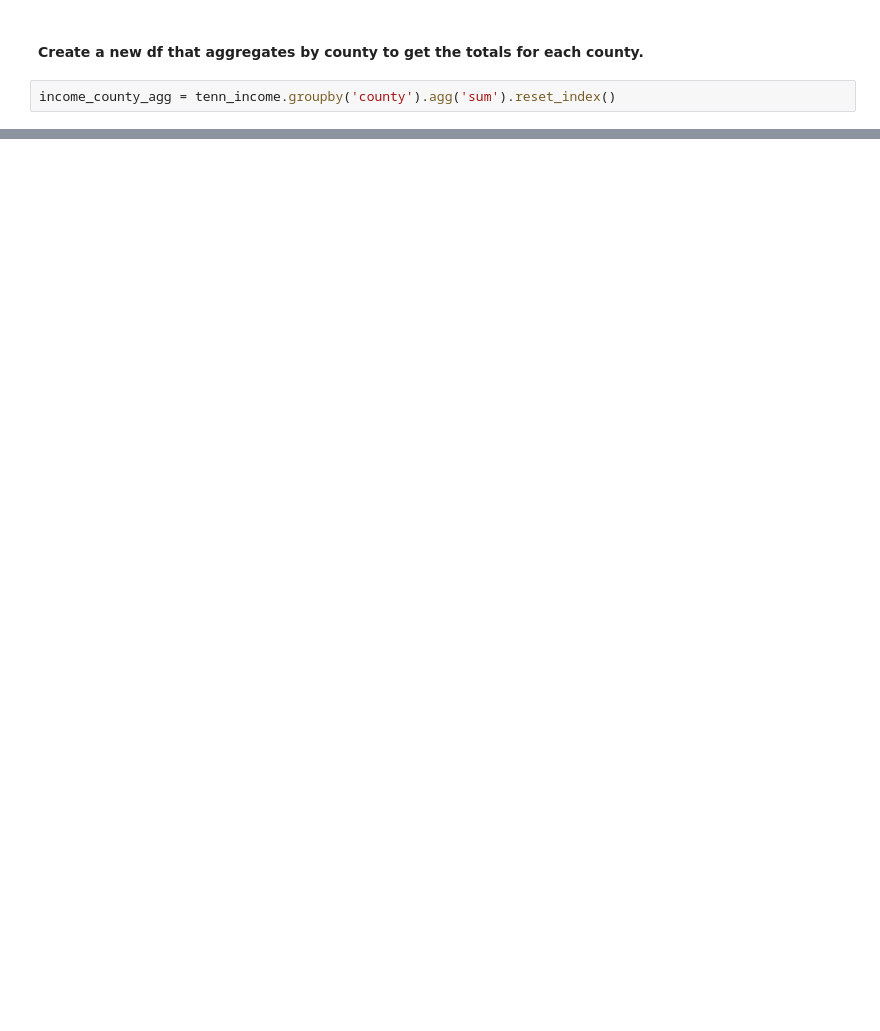
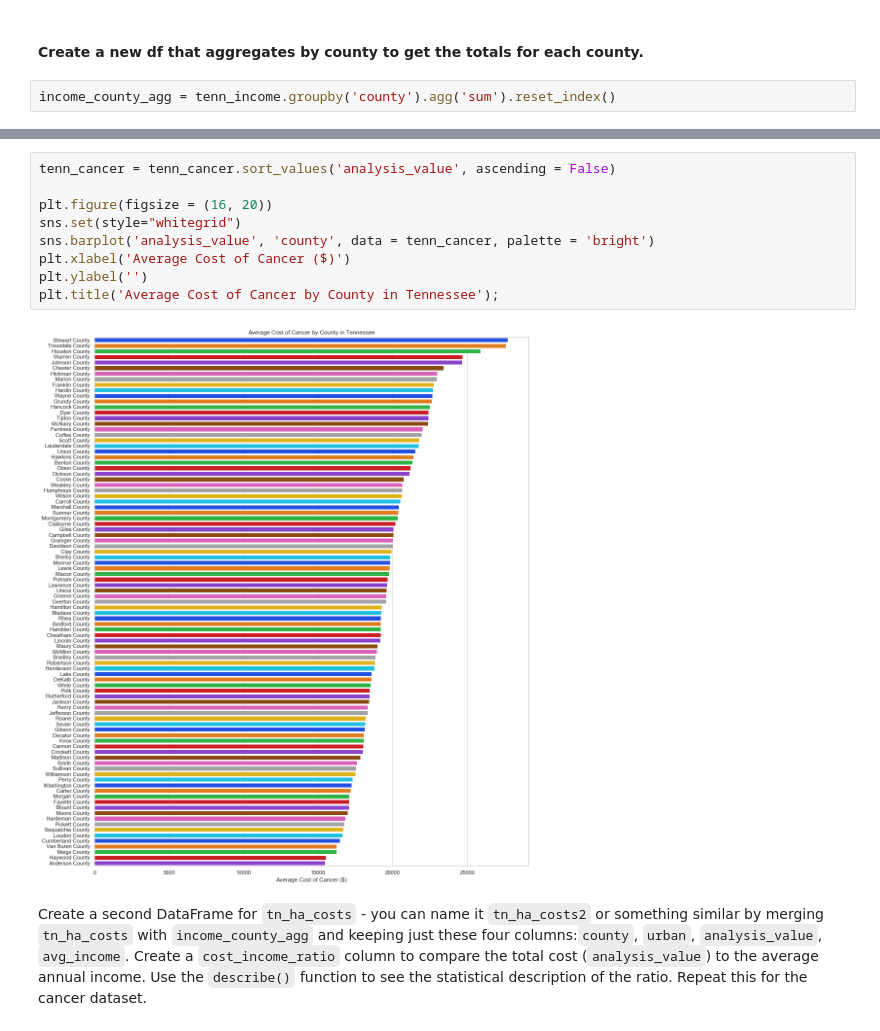
Before and after one commit to norajunef/vanderbilt-data-essentials-cohort-2, a Jupyter notebook: TN Med Health_week1.ipynb, the cells around one changed output, grey strips where cells are left out. Saved outputs shown, nothing was run; the diff lists cells and outputs as text; blank space fills up the shorter version.

Commit message:
week four updates

```diff
--- a/TN Med Health_week1.ipynb
+++ b/TN Med Health_week1.ipynb
@@ -274,0 +426,13 @@ for total_inc_amt in income_county_agg
+# %%
+tenn_cancer = tenn_cancer.sort_values('analysis_value', ascending = False)
+
+plt.figure(figsize = (16, 20))
+sns.set(style="whitegrid")
+sns.barplot('analysis_value', 'county', data = tenn_cancer, palette = 'bright')
+plt.xlabel('Average Cost of Cancer ($)')
+plt.ylabel('')
+plt.title('Average Cost of Cancer by County in Tennessee');
+# %% [output]
+[figure, added]
+# %% [markdown]
+Create a second DataFrame for `tn_ha_costs` - you can name it `tn_ha_costs2` or something similar by merging `tn_ha_costs` with `income_county_agg` and keeping just these four columns:`county`, `urban`, `analysis_value`, `avg_income`. Create a `cost_income_ratio` column to compare the total cost (`analysis_value`) to the average annual income. Use the `describe()` function to see the statistical description of the ratio. Repeat this for the cancer dataset.
```
Also changed, not shown: parts of 21 cells of this notebook, 1 other file.
